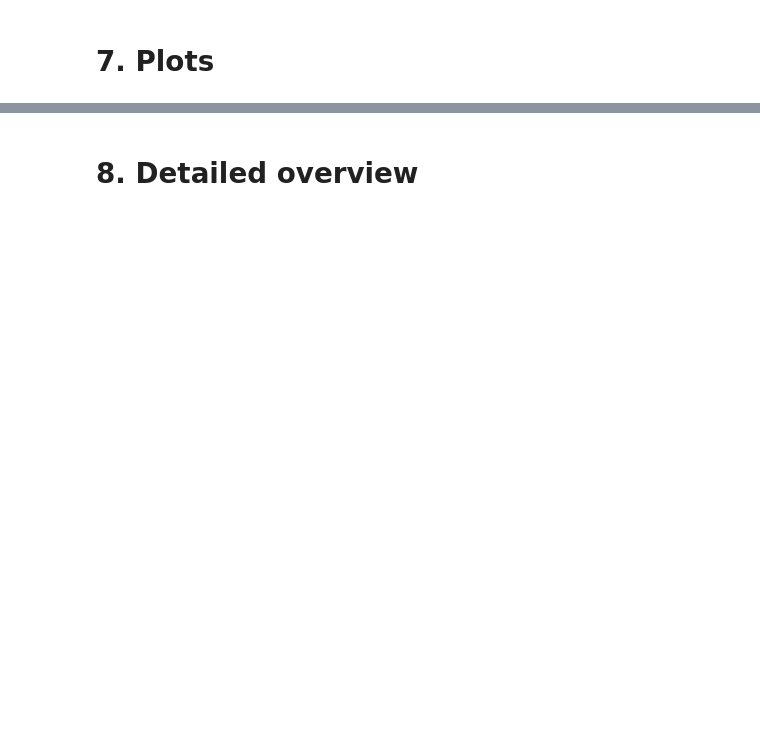
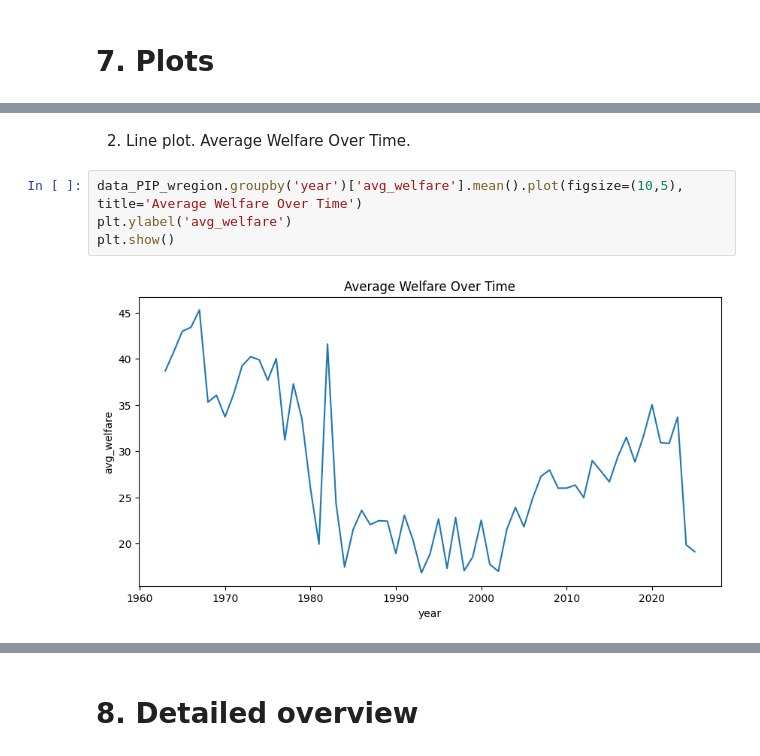
Before and after one commit to Nerneri/World_bank_PIP_analysis, a Jupyter notebook: Poverty_And_Inequality_Platform_(PIP).ipynb, the cells around one changed output, grey strips where cells are left out. Drawn from its saved outputs; the diff is of its cells as text; blank space fills up the shorter version.

```diff
--- a/Poverty_And_Inequality_Platform_(PIP).ipynb
+++ b/Poverty_And_Inequality_Platform_(PIP).ipynb
@@ -420,0 +440,8 @@ categorical_welfare.head()
+# %% [markdown]
+2. Line plot. Average Welfare Over Time.
+# %%
+data_PIP_wregion.groupby('year')['avg_welfare'].mean().plot(figsize=(10,5), title='Average Welfare Over Time')
+plt.ylabel('avg_welfare')
+plt.show()
+# %% [output]
+[figure, added]
```
Also changed, not shown: parts of 22 cells of this notebook.
